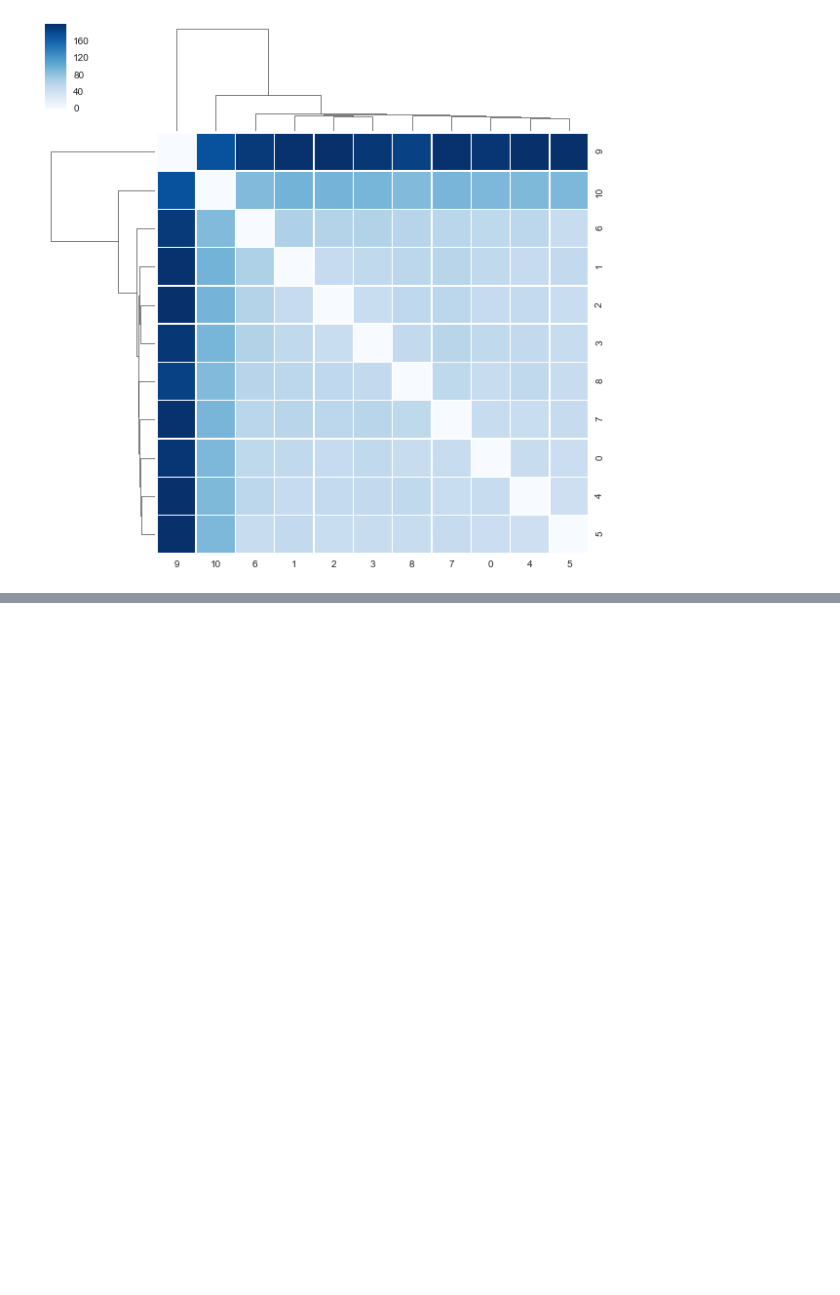
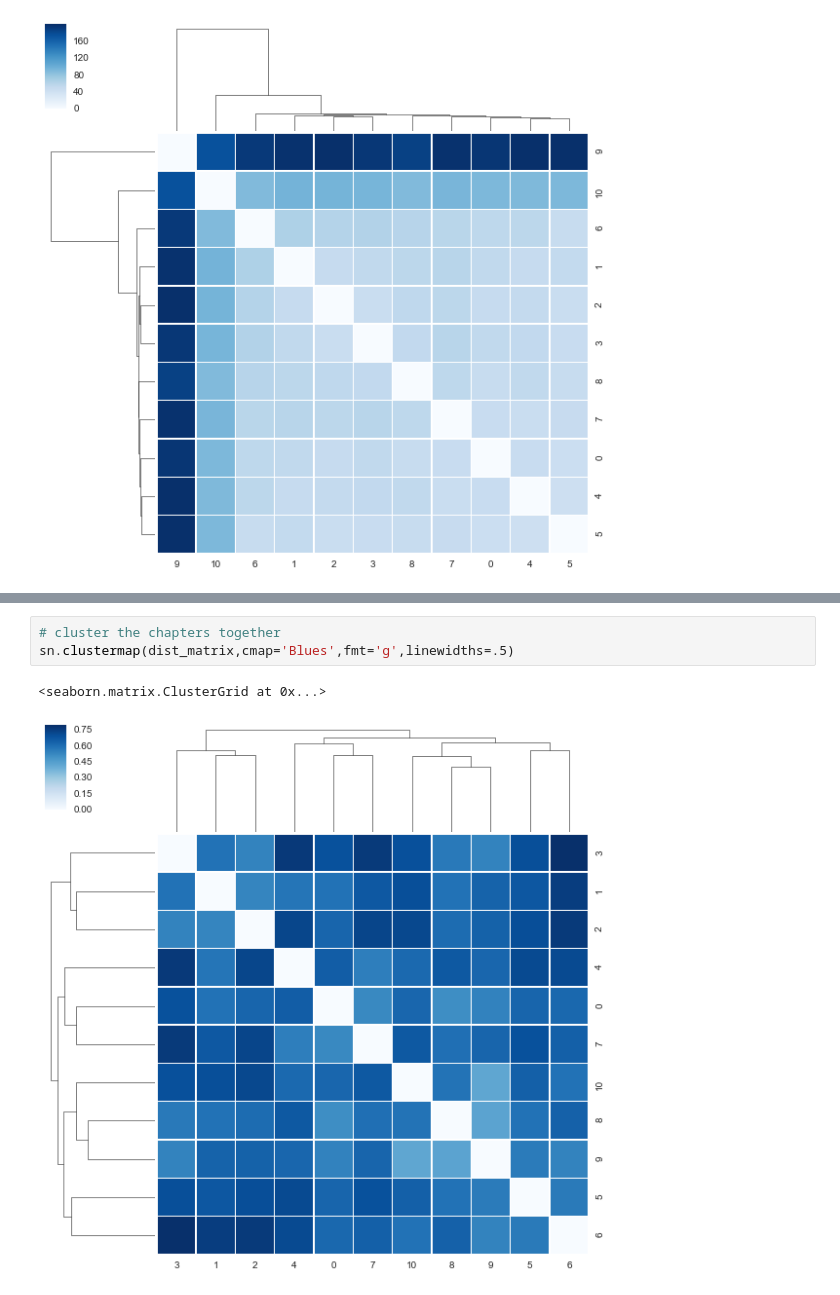
Before and after one commit to jeddobson/jeddobson.github.io, a Jupyter notebook: notes/Douglass-Compare-Euclidean.ipynb, the cells around one changed output, grey strips where cells are left out. Cells and saved outputs as stored; diff of their text form; blank space fills up the shorter version.

```diff
--- a/notes/Douglass-Compare-Euclidean.ipynb
+++ b/notes/Douglass-Compare-Euclidean.ipynb
@@ -164,0 +201,6 @@ michael 30.25
+# %%
+# cluster the chapters together
+sn.clustermap(dist_matrix,cmap='Blues',fmt='g',linewidths=.5)
+# %% [output]
+<seaborn.matrix.ClusterGrid at 0x...>
+[figure, added]
```
Also changed, not shown: parts of 13 cells of this notebook.
